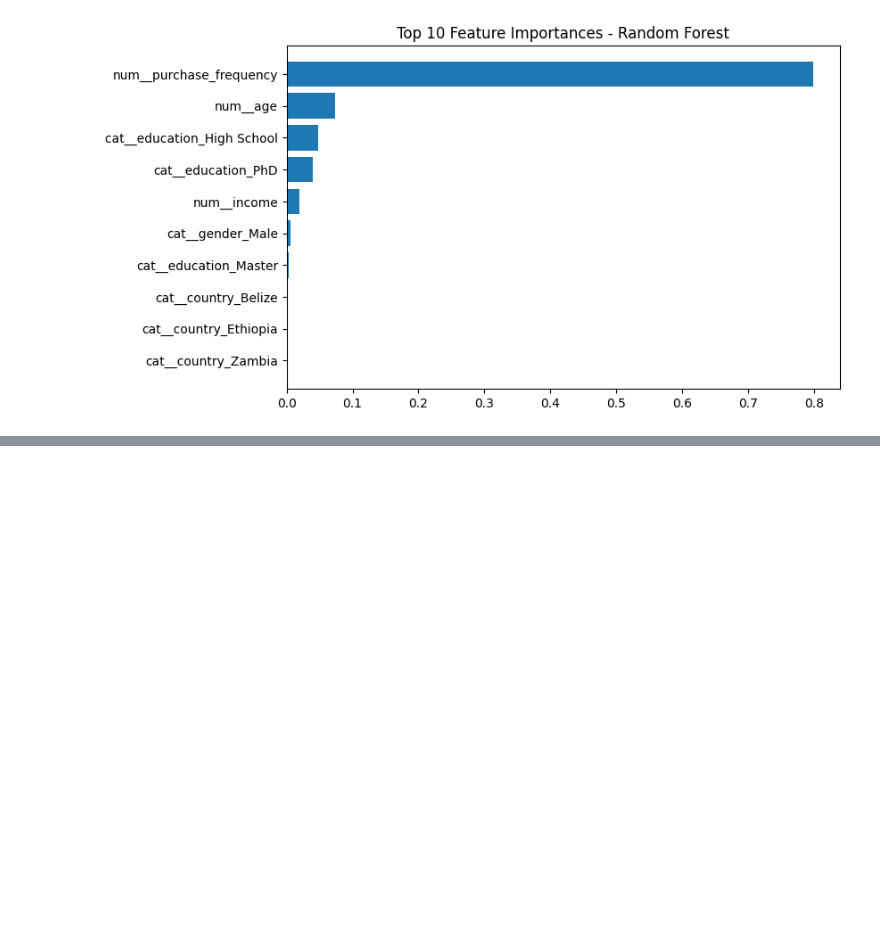
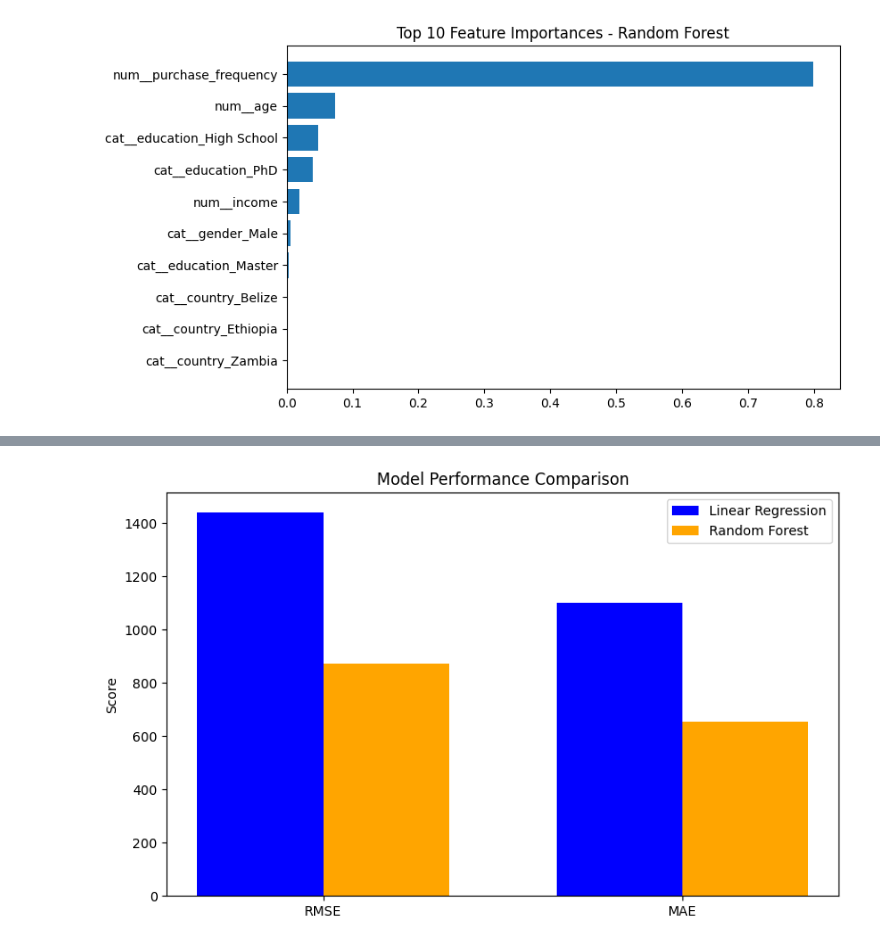
Before and after one commit to Rashmika-Bandara/Predicting-Customer-Spending-from-Demographics-and-Purchase-Frequency, a Jupyter notebook: EE7209_Customer_Spending_Regression.ipynb, the cells around one changed output, grey strips where cells are left out. Saved outputs shown, nothing was run; the diff lists cells and outputs as text; code cells hidden in the pictures; blank space fills up the shorter version.

```diff
--- a/EE7209_Customer_Spending_Regression.ipynb
+++ b/EE7209_Customer_Spending_Regression.ipynb
@@ -485,0 +565,20 @@ plt.show()
+# %%
+# Model comparison bar charts for RMSE, MAE, and R²
+metrics = ['RMSE', 'MAE']
+lr_scores = [rmse_lr, mae_lr]
+rf_scores = [rmse_rf, mae_rf]
+x = np.arange(len(metrics))
+width = 0.35
+
+fig, ax = plt.subplots(figsize=(8,5))
+ax.bar(x - width/2, lr_scores, width, label='Linear Regression', color='blue')
+ax.bar(x + width/2, rf_scores, width, label='Random Forest', color='orange')
+ax.set_xticks(x)
+ax.set_xticklabels(metrics)
+ax.set_ylabel('Score')
+ax.set_title('Model Performance Comparison')
+ax.legend()
+plt.tight_layout()
+plt.show()
+# %% [output]
+[figure, added]
```
Also changed, not shown: parts of 42 cells of this notebook.
